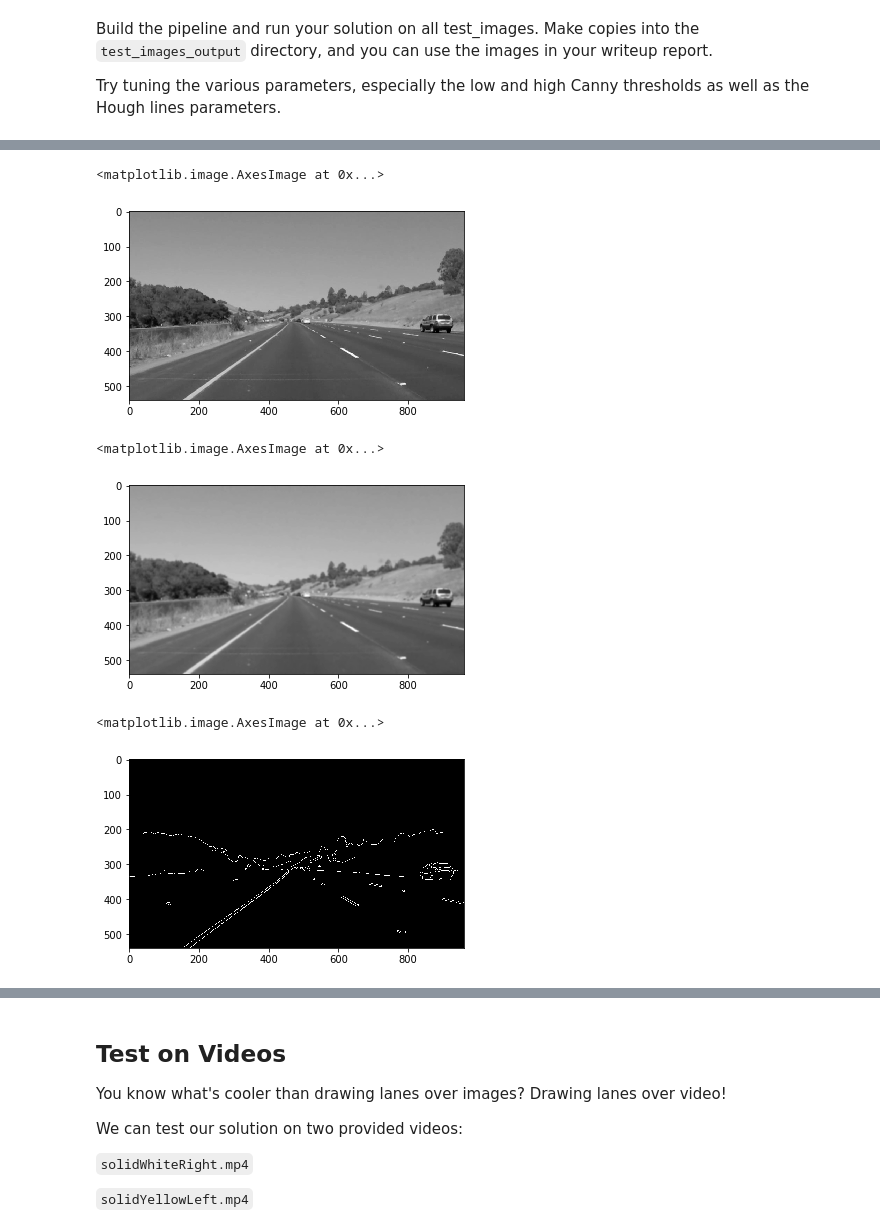
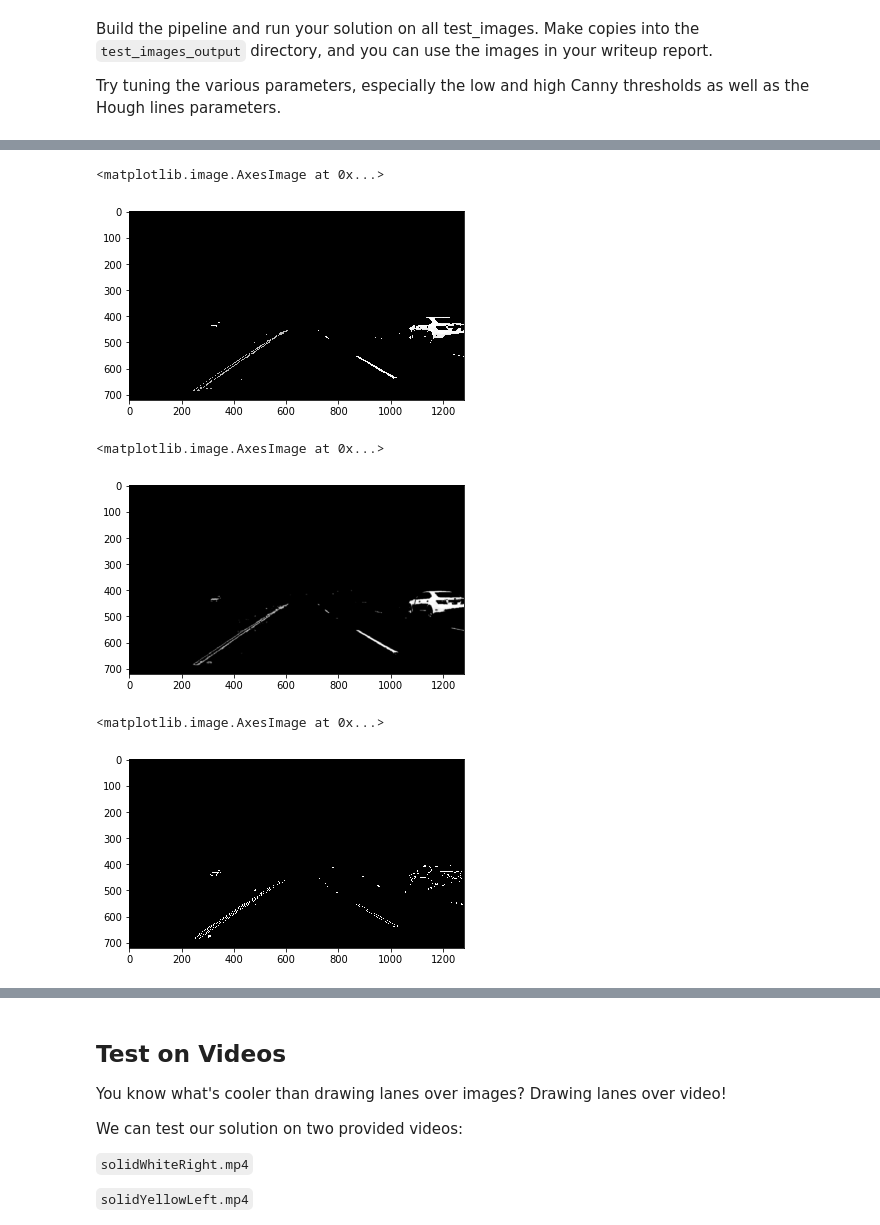
Before and after one commit to 4e6/CarND-LaneLines-P1, a Jupyter notebook: P1.ipynb, the cells around one changed output, grey strips where cells are left out. Saved outputs shown, nothing was run; the diff lists cells and outputs as text; code cells hidden in the pictures.

```diff
--- a/P1.ipynb
+++ b/P1.ipynb
@@ -90,6 +90,14 @@ def grayscale(img):
     return cv2.cvtColor(img, cv2.COLOR_RGB2GRAY)
     # Or use BGR2GRAY if you read an image with cv2.imread()
     # return cv2.cvtColor(img, cv2.COLOR_BGR2GRAY)
+
+def color_filter(img, color1, color2):
+    #hsv = cv2.cvtColor(img, cv2.COLOR_RGB2HSV)
+    def_color = np.array([255,255,255], dtype=np.uint8)
+    mask = cv2.inRange(img, color1, color2)
+
+    # Bitwise-AND mask and original image
+    return cv2.bitwise_and(img, img, mask=mask)
 
 def canny(img, low_threshold, high_threshold):
     """Applies the Canny transform"""
@@ -201,7 +209,8 @@ Try tuning the various parameters, especially the low and high Canny thresholds
 # %%
 # TODO: Build your pipeline that will draw lane lines on the test_images
 # then save them to the test_images directory.
-image = mpimg.imread('test_images/solidYellowCurve.jpg')
+#image = mpimg.imread('test_images/solidYellowCurve.jpg')
+image = mpimg.imread('test_videos/mpv-shot0004.jpg')
 # Original color image
 plt.imshow(image)
 # %% [output]
@@ -209,0 +219,6 @@ plt.imshow(image)
+# %%
+# Apply yellow color filter
+c1 = np.array([250,190,200], dtype=np.uint8)
+c2 = np.array([210,100,10], dtype=np.uint8)
+image_yellow = color_filter(image,c2,c1)
+plt.imshow(image_yellow)
@@ -209,0 +228,6 @@ plt.imshow(image)
+# %%
+# Apply white color filter
+c1 = np.array([255,255,255], dtype=np.uint8)
+c2 = np.array([220,220,220], dtype=np.uint8)
+image_white = color_filter(image,c2,c1)
+plt.imshow(image_white)
@@ -210,26 +237,27 @@ plt.imshow(image)
 # %%
 # Grayscale
 
-image_gray = brightness(grayscale(image), -20)
-#image_gray = grayscale(image)
+#image_gray = brightness(grayscale(image), -20)
+image_yw = weighted_img(image_white, image_yellow, α=1, β=1., λ=0.)
+image_gray = grayscale(image_yw)
 plt.imshow(image_gray, cmap='gray')
 # %% [output]
 <matplotlib.image.AxesImage at 0x...>
-[figure, old version]
+[figure, new version]
 # %%
 # Apply Gaussian blur
 image_gray_blur = gaussian_blur(image_gray, 9)
 plt.imshow(image_gray_blur, cmap='gray')
 # %% [output]
 <matplotlib.image.AxesImage at 0x...>
-[figure, old version]
+[figure, new version]
 # %%
 # Canny
 image_canny = canny(image_gray_blur, 50, 150)
 plt.imshow(image_canny, cmap='gray')
 # %% [output]
 <matplotlib.image.AxesImage at 0x...>
-[figure, old version]
+[figure, new version]
 # %%
 # Region of interest
 ysize = image.shape[0]
```
Also changed, not shown: parts of 11 cells of this notebook, 4 other files.
